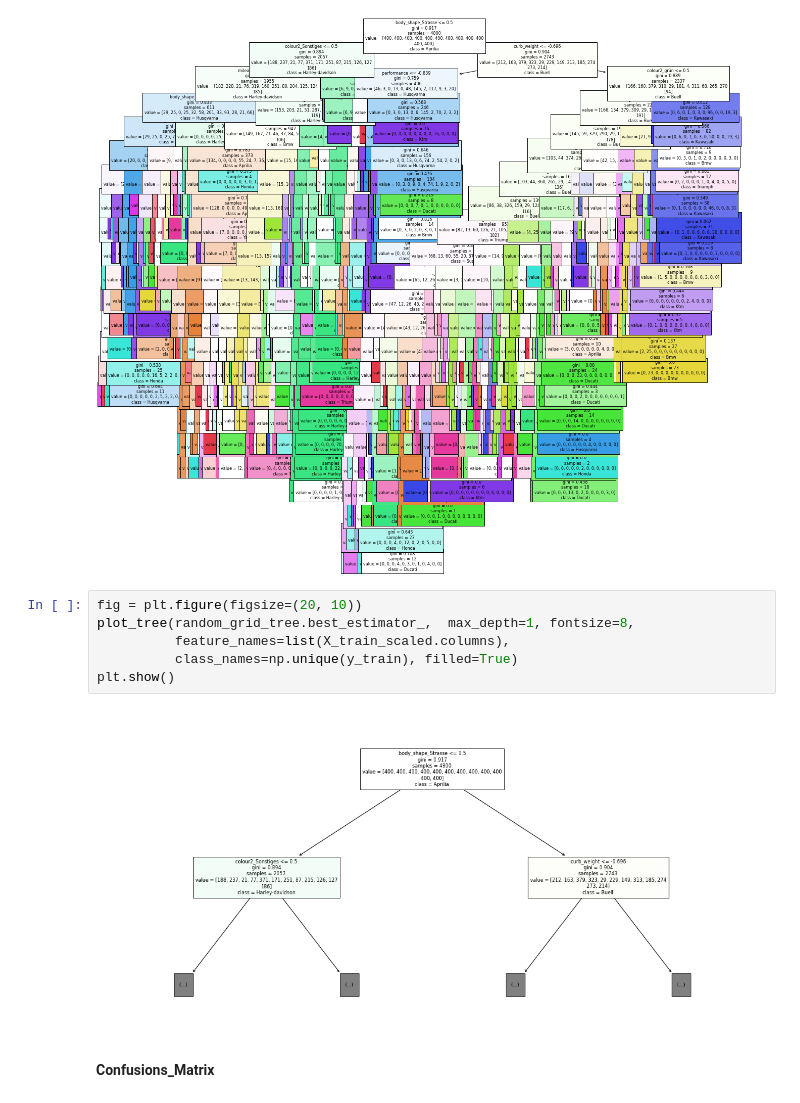
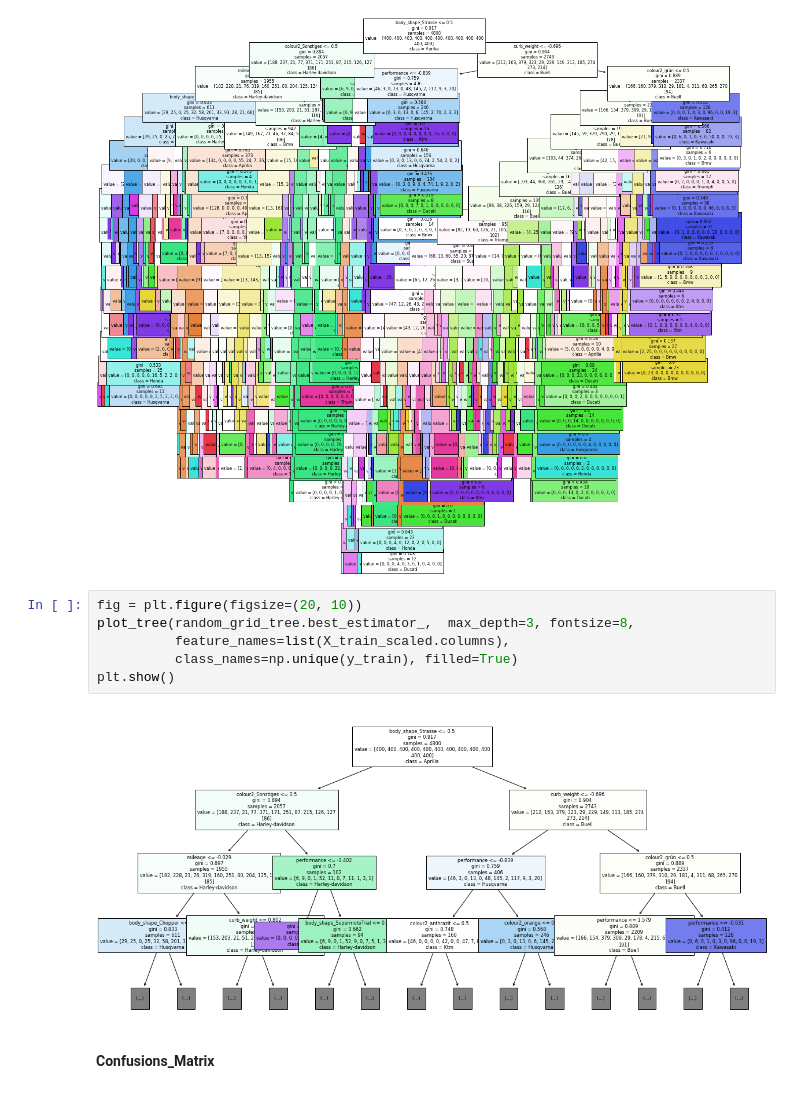
Before and after one commit to rootpi2203/ds_gml, a Jupyter notebook: gml_minichallenge_2/gml_minichallenge_2.ipynb, the cells around one changed output. Drawn from its saved outputs; the diff is of its cells as text.

```diff
--- a/gml_minichallenge_2/gml_minichallenge_2.ipynb
+++ b/gml_minichallenge_2/gml_minichallenge_2.ipynb
@@ -2305,12 +2308,12 @@ plt.show()
 [figure]
 # %%
 fig = plt.figure(figsize=(20, 10))
-plot_tree(random_grid_tree.best_estimator_,  max_depth=1, fontsize=8,
+plot_tree(random_grid_tree.best_estimator_,  max_depth=3, fontsize=8,
           feature_names=list(X_train_scaled.columns),
           class_names=np.unique(y_train), filled=True)
 plt.show()
 # %% [output]
-[figure, old version]
+[figure, new version]
 # %% [markdown]
 **Confusions_Matrix**
 # %%
```
Also changed, not shown: parts of 29 cells of this notebook.
